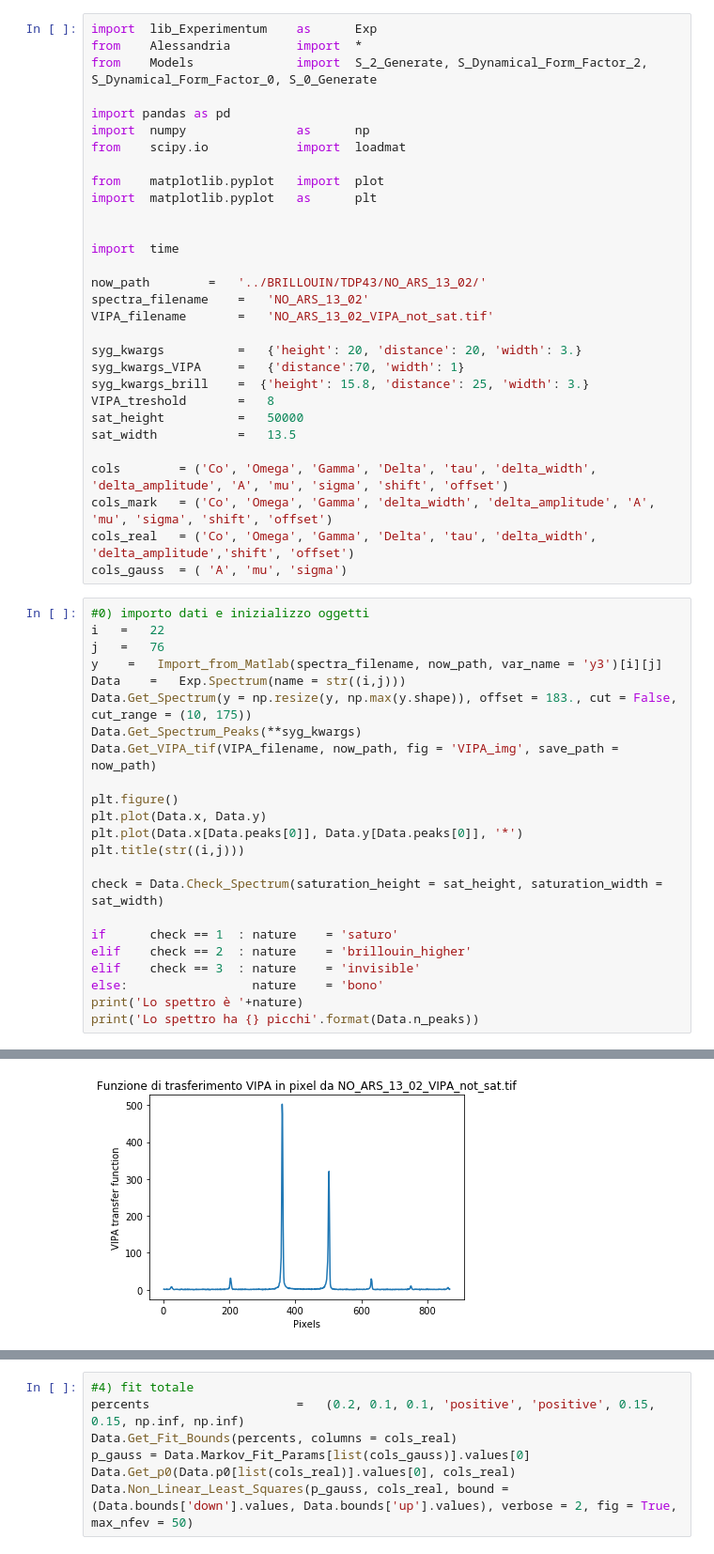
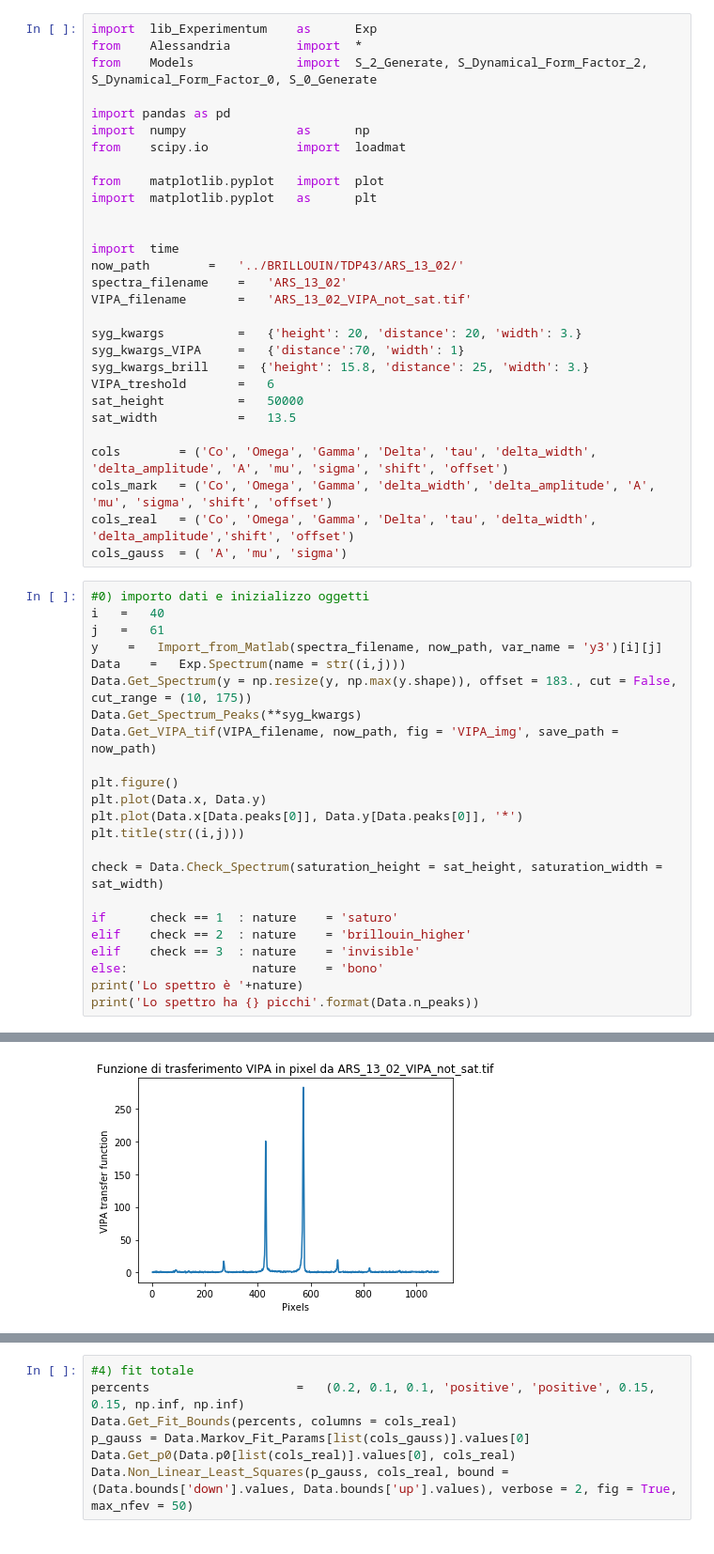
Before and after one commit to flautodipan/Python_Libraries, a Jupyter notebook: Experimentum_single.ipynb, the cells around one changed output, grey strips where cells are left out. Shown at 94% size. Cells and saved outputs as stored; diff of their text form.

```diff
--- a/Experimentum_single.ipynb
+++ b/Experimentum_single.ipynb
@@ -12,15 +12,14 @@ import  matplotlib.pyplot   as      plt
 
 
 import  time
-
-now_path        =   '../BRILLOUIN/TDP43/NO_ARS_13_02/'
-spectra_filename    =   'NO_ARS_13_02'
-VIPA_filename       =   'NO_ARS_13_02_VIPA_not_sat.tif'
+now_path        =   '../BRILLOUIN/TDP43/ARS_13_02/'
+spectra_filename    =   'ARS_13_02'
+VIPA_filename       =   'ARS_13_02_VIPA_not_sat.tif'
 
 syg_kwargs          =   {'height': 20, 'distance': 20, 'width': 3.}
 syg_kwargs_VIPA     =   {'distance':70, 'width': 1}
 syg_kwargs_brill    =  {'height': 15.8, 'distance': 25, 'width': 3.}
-VIPA_treshold       =   8
+VIPA_treshold       =   6
 sat_height          =   50000
 sat_width           =   13.5
 
@@ -30,34 +29,34 @@ cols_real   = ('Co', 'Omega', 'Gamma', 'Delta', 'tau', 'delta_width', 'delta_amp
 cols_gauss  = ( 'A', 'mu', 'sigma')
 # %%
 #0) importo dati e inizializzo oggetti
-i   =   22
-j   =   76
+i   =   40
+j   =   61
 y    =   Import_from_Matlab(spectra_filename, now_path, var_name = 'y3')[i][j]
 Data    =   Exp.Spectrum(name = str((i,j)))
 Data.Get_Spectrum(y = np.resize(y, np.max(y.shape)), offset = 183., cut = False, cut_range = (10, 175))
 Data.Get_Spectrum_Peaks(**syg_kwargs)
 Data.Get_VIPA_tif(VIPA_filename, now_path, fig = 'VIPA_img', save_path = now_path)
 
 plt.figure()
 plt.plot(Data.x, Data.y)
 plt.plot(Data.x[Data.peaks[0]], Data.y[Data.peaks[0]], '*')
 plt.title(str((i,j)))
 
 check = Data.Check_Spectrum(saturation_height = sat_height, saturation_width = sat_width)
 
 if      check == 1  : nature    = 'saturo'
 elif    check == 2  : nature    = 'brillouin_higher'
 elif    check == 3  : nature    = 'invisible'
 else:                 nature    = 'bono'
 print('Lo spettro è '+nature)
 print('Lo spettro ha {} picchi'.format(Data.n_peaks))
 # %% [output]
 ATTENZIONE funzione da aggiornare
 
 
 
 ATTENZIONE guarda Get_VIPA_mat
-[figure, old version]
+[figure, new version]
 Spettro con Brillouin più alti
 Lo spettro è brillouin_higher
 Lo spettro ha 4 picchi
```
Also changed, not shown: parts of 5 cells of this notebook, 2 other files.
